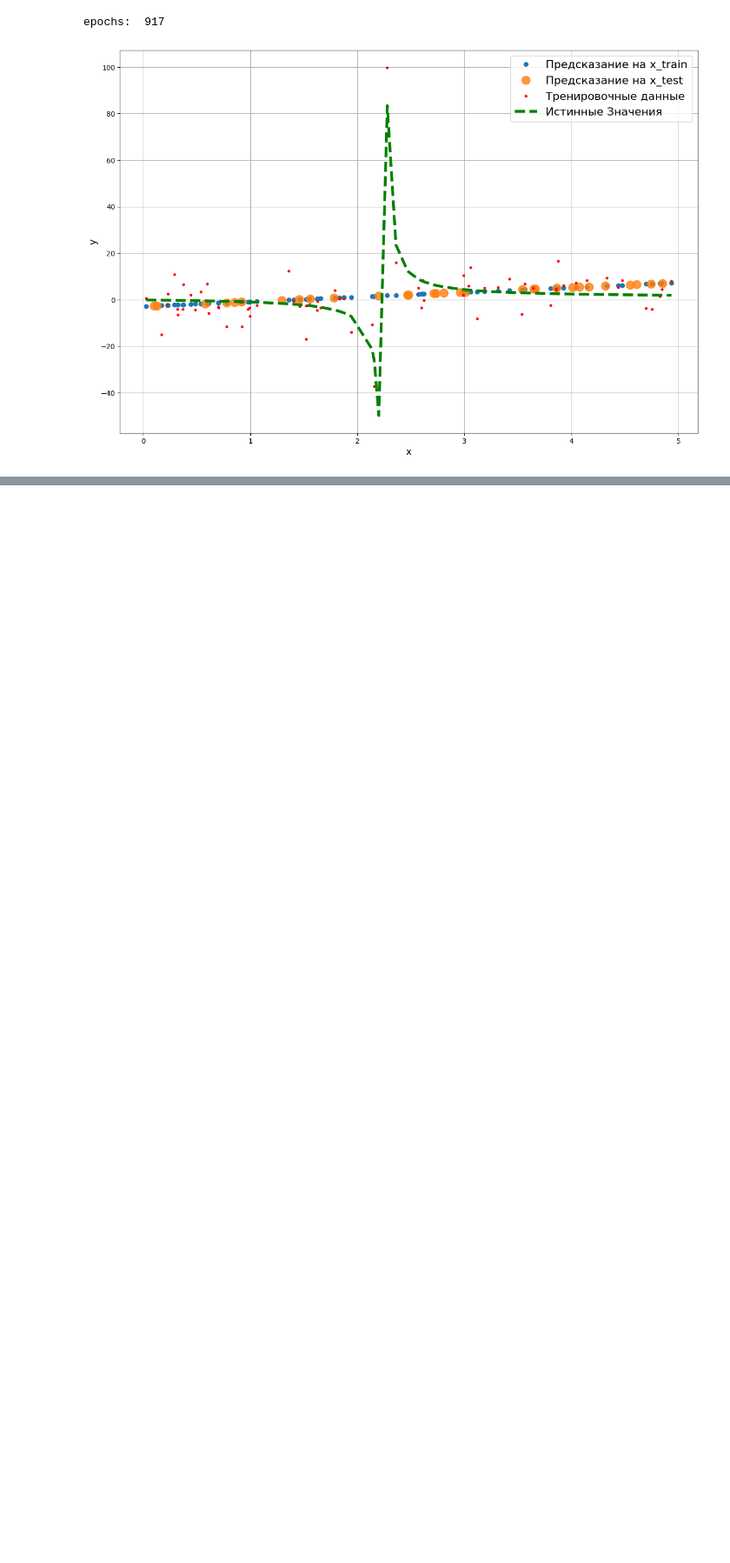
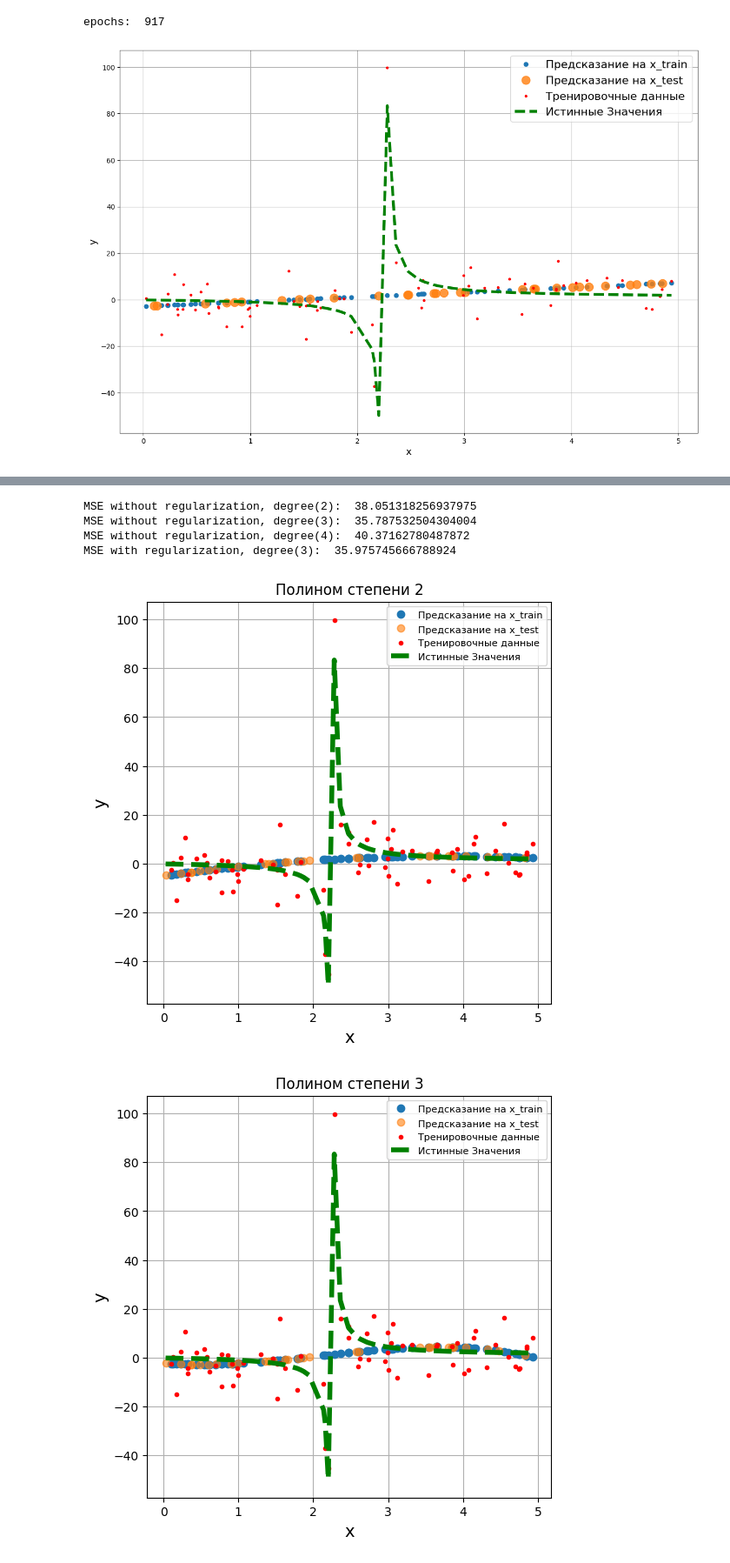
Before and after one commit to pyretttt/master_mle, a Jupyter notebook: practice2.ipynb, the cells around one changed output, grey strips where cells are left out. Shown at 87% size. Cells and saved outputs as stored; diff of their text form; code cells hidden in the pictures; blank space fills up the shorter version.

```diff
--- a/practice2.ipynb
+++ b/practice2.ipynb
@@ -255,0 +247,23 @@ epochs:  917
+# %%
+def plot_sklearn_model(x_train, y_train, x_test, x, y, model, title=''):
+    plt.plot(x_train[:,0],
+             model.predict(x_train),
+            '.',
+            label='Предсказание на x_train',
+            markersize = 12)
+    plt.plot(x_test[:,0],
+             model.predict(x_test),
+            'o',
+            label='Предсказание на x_test',
+            markersize = 6,
+            alpha =0.6)
+    plt.plot(x_train[:,0],
+             y_train, '.',
+            label="Тренировочные данные", linewidth=2,c='r')
+    plt.plot(x[:,0], y, '--',
+            label="Истинные Значения", linewidth=4,c='g')
+    plt.grid()
+    plt.legend(fontsize=8)
+    plt.title(title)
+    plt.xlabel('x',fontsize=14)
+    plt.ylabel('y',fontsize=14);
@@ -255,0 +340,29 @@ epochs:  917
+# %%
+y_, y_true_, x_ = hyperbola_dataset
+X_train, X_test, y_train, y_test = split(x_, y_, test_size=0.3, random_state=42)
+
+for degree in [2, 3, 4]:
+    polyreg=make_pipeline(PolynomialFeatures(degree), LinearRegression())
+    polyreg.fit(X_train,y_train)
+
+    plt.figure(figsize=(6, 6))
+    plot_sklearn_model(X_train, y_train, X_test, x_, y_true_, polyreg, title=f'Полином степени {degree}')
+
+    mse_ = mse(y_test, polyreg.predict(X_test))
+    print(f'MSE without regularization, degree({degree}): ', mse_)
+
+## Полиномы 3 степени справляется лучше, чем [2, 4], тк у них есть перегибы через единицу после ассимптоты с обоих сторон
+
+polyreg=make_pipeline(PolynomialFeatures(3), Lasso(alpha=0.6, max_iter=10_000))
+polyreg.fit(X_train,y_train)
+mse_ = mse(y_test, polyreg.predict(X_test))
+print(f'MSE with regularization, degree(3): ', mse_)
+
+## В целом здесь также регуляризация не особа помагает
+# %% [output]
+MSE without regularization, degree(2):  38.051318256937975
+MSE without regularization, degree(3):  35.787532504304004
+MSE without regularization, degree(4):  40.37162780487872
+MSE with regularization, degree(3):  35.975745666788924
+[figure, added]
+[figure, added]
```
Also changed, not shown: parts of 8 cells of this notebook.
